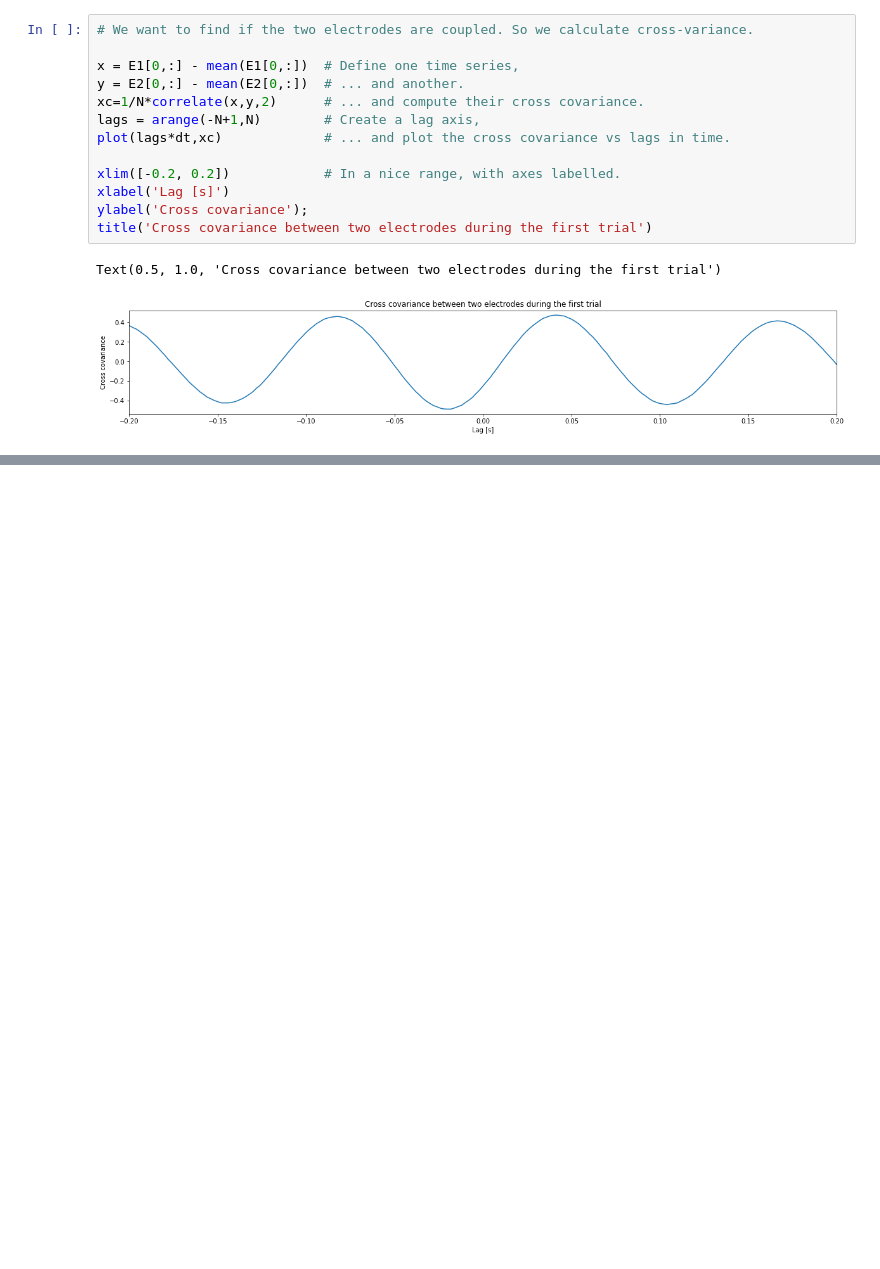
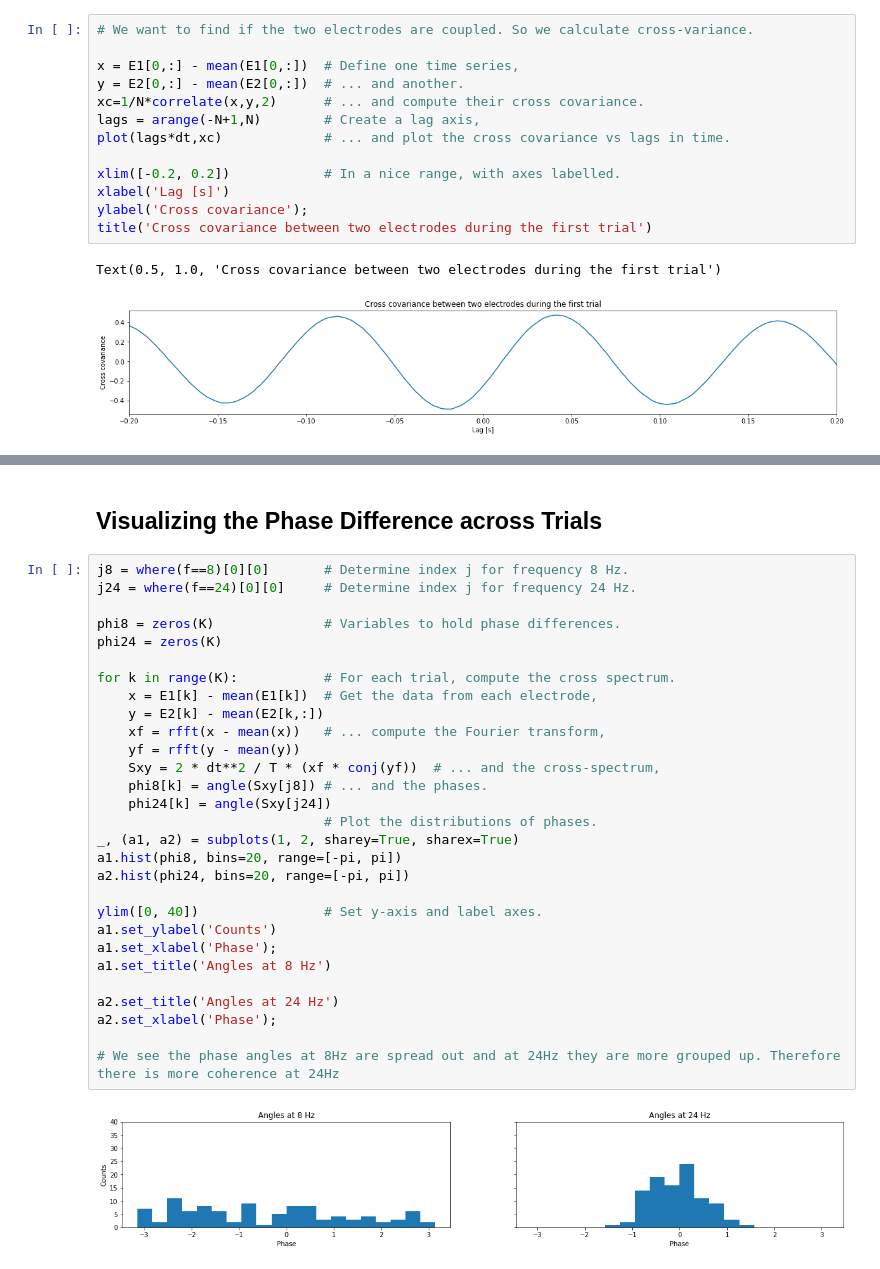
Before and after one commit to npinak/EEG, a Jupyter notebook: Python/Analysis-of-Coupled-Rhythms/Analysis_of_Coupled_Rhythms.ipynb, the cells around one changed output, grey strips where cells are left out. Drawn from its saved outputs; the diff is of its cells as text; blank space fills up the shorter version.

```diff
--- a/Python/Analysis-of-Coupled-Rhythms/Analysis_of_Coupled_Rhythms.ipynb
+++ b/Python/Analysis-of-Coupled-Rhythms/Analysis_of_Coupled_Rhythms.ipynb
@@ -176,0 +264,33 @@ Text(0.5, 1.0, 'Cross covariance between two electrodes during the first trial')
+# %% [markdown]
+## Visualizing the Phase Difference across Trials
+# %%
+j8 = where(f==8)[0][0]       # Determine index j for frequency 8 Hz.
+j24 = where(f==24)[0][0]     # Determine index j for frequency 24 Hz.
+
+phi8 = zeros(K)              # Variables to hold phase differences.
+phi24 = zeros(K)
+
+for k in range(K):           # For each trial, compute the cross spectrum.
+    x = E1[k] - mean(E1[k])  # Get the data from each electrode,
+    y = E2[k] - mean(E2[k,:])
+    xf = rfft(x - mean(x))   # ... compute the Fourier transform,
+    yf = rfft(y - mean(y))
+    Sxy = 2 * dt**2 / T * (xf * conj(yf))  # ... and the cross-spectrum,
+    phi8[k] = angle(Sxy[j8]) # ... and the phases.
+    phi24[k] = angle(Sxy[j24])
+                             # Plot the distributions of phases.
+_, (a1, a2) = subplots(1, 2, sharey=True, sharex=True)
+a1.hist(phi8, bins=20, range=[-pi, pi])
+a2.hist(phi24, bins=20, range=[-pi, pi])
+
+ylim([0, 40])                # Set y-axis and label axes.
+a1.set_ylabel('Counts')
+a1.set_xlabel('Phase');
+a1.set_title('Angles at 8 Hz')
+
+a2.set_title('Angles at 24 Hz')
+a2.set_xlabel('Phase');
+
+# We see the phase angles at 8Hz are spread out and at 24Hz they are more grouped up. Therefore there is more coherence at 24Hz
+# %% [output]
+[figure, added]
```
Also changed, not shown: parts of 9 cells of this notebook, 2 other files.
